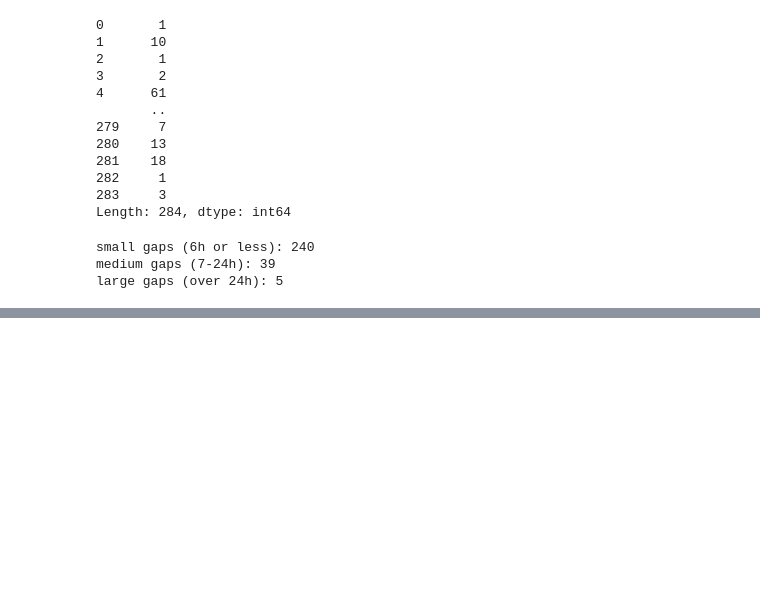
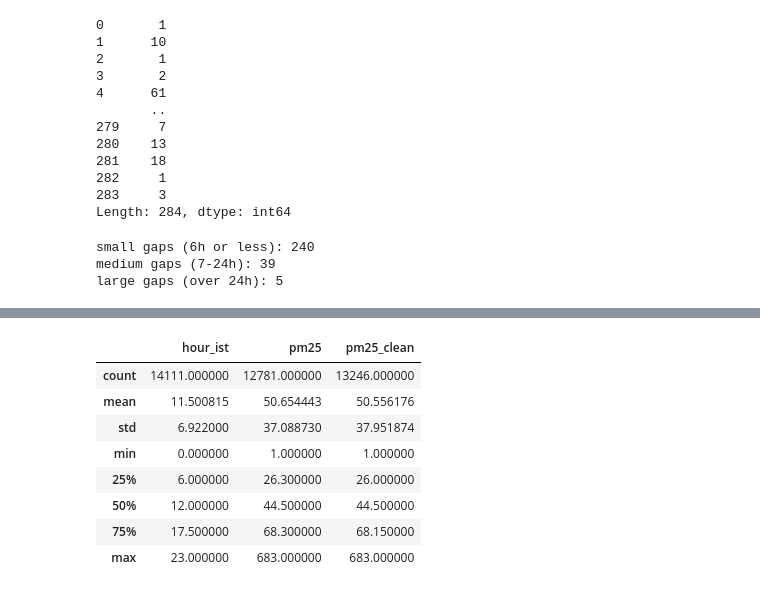
Before and after one commit to hussainmaroof98-oss/lucknow-air-quality-forecast, a Jupyter notebook: Untitled4.ipynb, the cells around one changed output, grey strips where cells are left out. Cells and saved outputs as stored; diff of their text form; code cells hidden in the pictures; blank space fills up the shorter version.

Commit message:
finding bad hours and making them blank then filling short gaps

```diff
--- a/Untitled4.ipynb
+++ b/Untitled4.ipynb
@@ -162,3 +162,20 @@ def fill_short_gaps(values, max_gap):
             i = i + 1               # value is not blank, so just move to the next position
 
     return values                   # give back the filled list
+# %%
+# the columns we want to fill (wind_direction is skipped on purpose)
+columns_to_fill = ["pm10", "no2", "o3", "temperature", "humidity", "wind_speed","pm25"]
+
+for col in columns_to_fill:                                   # take one column name at a time
+    df_full[col + "_clean"] = fill_short_gaps(df_full[col], 6)   # fill short gaps, save in a new column
+    before = df_full[col].isnull().sum()                      # blanks before filling
+    after = df_full[col + "_clean"].isnull().sum()            # blanks after filling
+# %%
+# step 1: make a column with Indian time (IST = UTC + 5:30)
+df_full["time_ist"] = df_full.index.tz_convert("Asia/Kolkata")
+
+# step 2: pull out the hour of day (0 to 23) from the Indian time
+df_full["hour_ist"] = df_full["time_ist"].dt.hour
+
+# step 3: look at the first rows to check the conversion
+print(df_full[["time_ist", "hour_ist", "pm25", "pm25_clean"]].head())
@@ -164,0 +196,12 @@ def fill_short_gaps(values, max_gap):
+# %%
+df_full[["time_ist", "hour_ist", "pm25", "pm25_clean"]].describe()
+# %% [output]
+|  | hour_ist | pm25 | pm25_clean |
+| count | 14111.000000 | 12781.000000 | 13246.000000 |
+| mean | 11.500815 | 50.654443 | 50.556176 |
+| std | 6.922000 | 37.088730 | 37.951874 |
+| min | 0.000000 | 1.000000 | 1.000000 |
+| 25% | 6.000000 | 26.300000 | 26.000000 |
+| 50% | 12.000000 | 44.500000 | 44.500000 |
+| 75% | 17.500000 | 68.300000 | 68.150000 |
+| max | 23.000000 | 683.000000 | 683.000000 |
```
Also changed, not shown: parts of 23 cells of this notebook.
